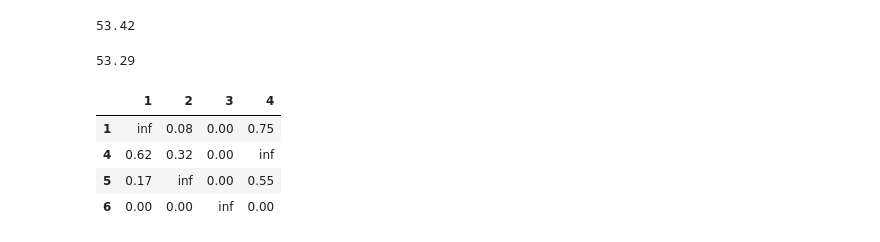
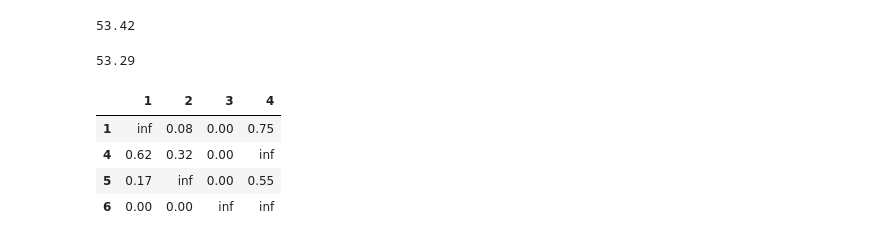
Before and after one commit to RerumNovarum/vsu-games, a Jupyter notebook: travelingsalesmanhelpers.ipynb, the cells around one changed output. Drawn from its saved outputs; the diff is of its cells as text; code cells hidden in the pictures.

```diff
--- a/travelingsalesmanhelpers.ipynb
+++ b/travelingsalesmanhelpers.ipynb
@@ -318,10 +318,11 @@ H5
 53.29
 # %%
 C7 = C4.copy()
+C7.loc[6, 4] = np.infty
 C7
 # %% [output]
 |  | 1 | 2 | 3 | 4 |
 | 1 | inf | 0.08 | 0.00 | 0.75 |
 | 4 | 0.62 | 0.32 | 0.00 | inf |
 | 5 | 0.17 | inf | 0.00 | 0.55 |
-| 6 | 0.00 | 0.00 | inf | 0.00 |
+| 6 | 0.00 | 0.00 | inf | inf |
```
Also changed, not shown: parts of 55 cells of this notebook.
